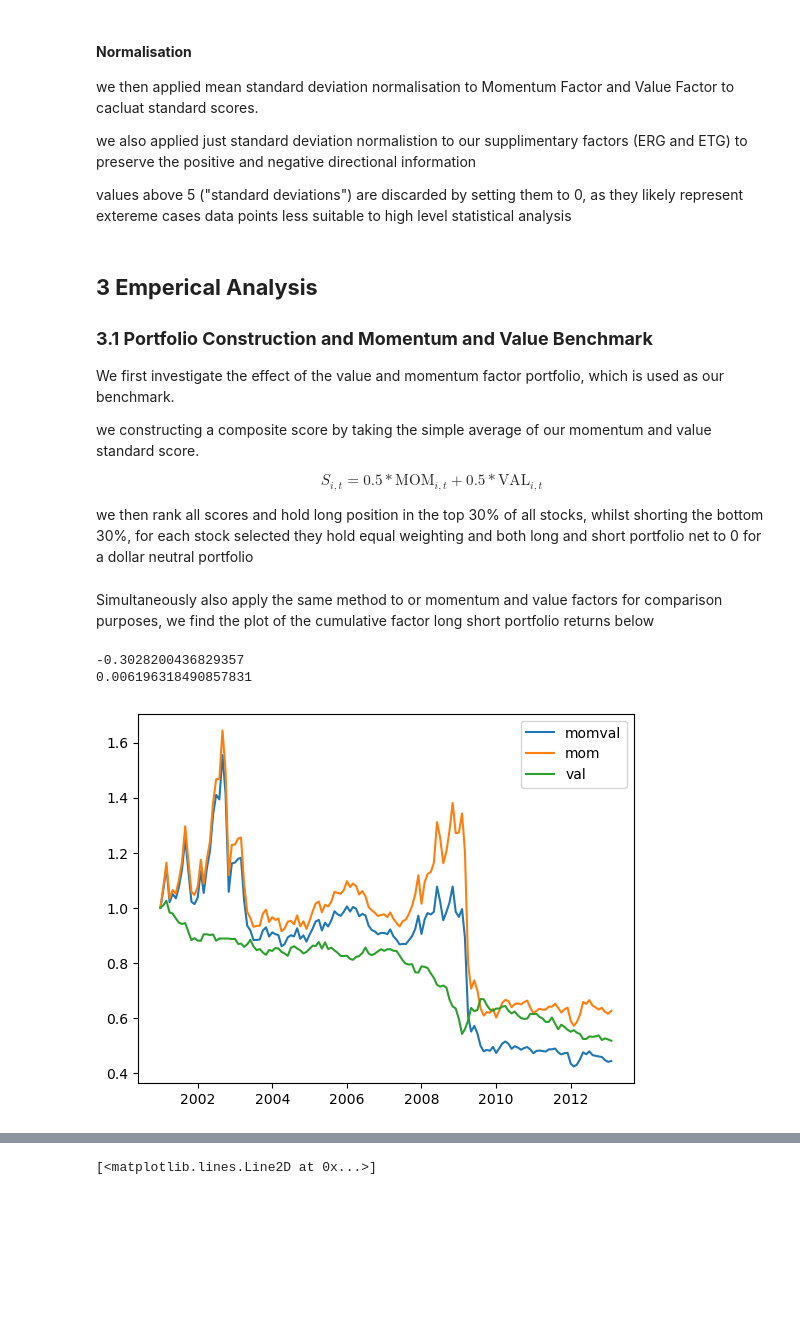
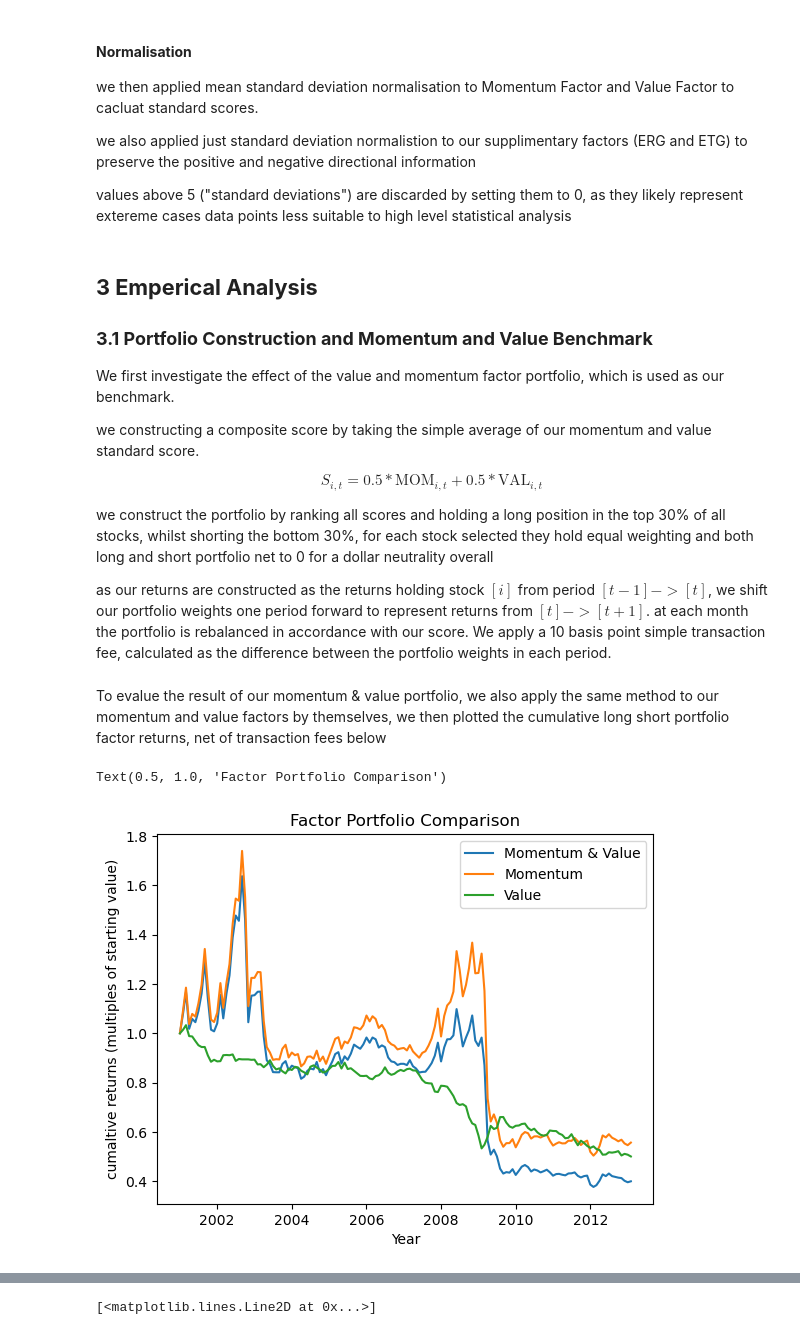
Before and after one commit to Toby3220/EF-5058-HFS, a Jupyter notebook: Group Project/main.ipynb, the cells around one changed output, grey strips where cells are left out. Cells and saved outputs as stored; diff of their text form; code cells hidden in the pictures; blank space fills up the shorter version.

```diff
--- a/Group Project/main.ipynb
+++ b/Group Project/main.ipynb
@@ -171,7 +173,9 @@ we constructing a composite score by taking the simple average of our momentum a
 
 $$S_{i,t} = 0.5 * \text{MOM}_{i,t} + 0.5*\text{VAL}_{i,t}$$
 
-we then rank all scores and hold long position in the top 30% of all stocks, whilst shorting the bottom 30%, for each stock selected they hold equal weighting and both long and short portfolio net to 0 for a dollar neutral portfolio
+we construct the portfolio by ranking all scores and holding a long position in the top 30% of all stocks, whilst shorting the bottom 30%, for each stock selected they hold equal weighting and both long and short portfolio net to 0 for a dollar neutrality overall
+
+as our returns are constructed as the returns holding stock $[i]$ from period $[t-1]->[t]$, we shift our portfolio weights one period forward to represent returns from $[t]->[t+1]$. at each month the portfolio is rebalanced in accordance with our score. We apply a 10 basis point simple transaction fee, calculated as the difference between the portfolio weights in each period.
 # %%
 # calculate momentum value composite factor
 momval = (0.5*data.get("VAL").fillna(0)
@@ -185,24 +189,27 @@ port_momval = data.to_port("MOM_VAL",tmbool=tmbool_train)
 port_momval.gen_weights_from_score(0.3)
 momval_ret, momval_cret = port_momval.get_port_ret(weight=port_momval.lsw,bps=10)
 # %% [markdown]
-Simultaneously also apply the same method to or momentum and value factors for comparison purposes, we find the plot of the cumulative factor long short portfolio returns below
+To evalue the result of our momentum & value portfolio, we also apply the same method to our momentum and value factors by themselves, we then plotted the cumulative  long short portfolio factor returns, net of transaction fees below
 # %%
 port_mom = data.to_port("MOM",tmbool=tmbool_train)
 port_mom.gen_weights_from_score(0.3)
 mom_ret, mom_cret = port_mom.get_port_ret(weight=port_mom.lsw,bps=10)
 
 port_val = data.to_port("VAL",tmbool=tmbool_train)
 port_val.gen_weights_from_score(0.3)
 val_ret, val_cret = port_val.get_port_ret(weight=port_val.lsw,bps=10)
 
+comb_ret = (val_ret+mom_ret)/2
+comb_cret=(comb_ret+1).cumprod()
+# ploting graph
 plt.plot(momval_cret)
 plt.plot(mom_cret)
 plt.plot(val_cret)
 
-plt.legend(["momval","mom","val"])
-print(cb.infomation_ratio(momval_ret,mom_ret))
-print(cb.infomation_ratio(momval_ret,val_ret))
+plt.legend(["Momentum & Value","Momentum","Value"])
+plt.xlabel("Year")
+plt.ylabel("cumaltive returns (multiples of starting value)")
+plt.title("Factor Portfolio Comparison")
 # %% [output]
--0.3028200436829357
-0.006196318490857831
+Text(0.5, 1.0, 'Factor Portfolio Comparison')
-[figure, old version]
+[figure, new version]
```
Also changed, not shown: parts of 14 cells of this notebook, 1 other file.
